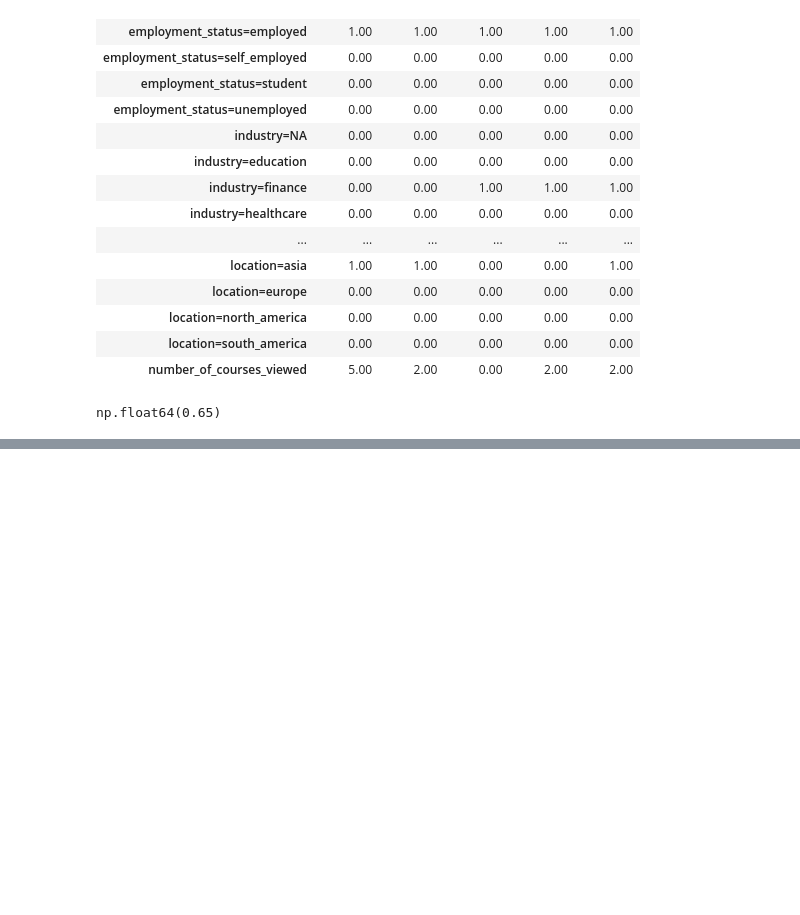
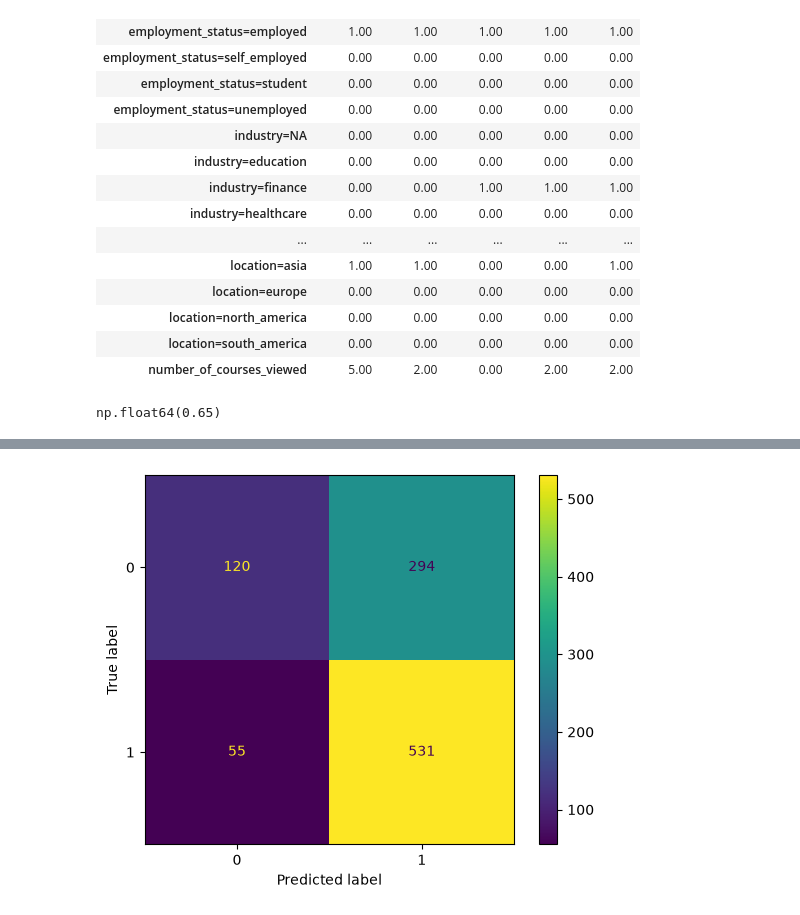
Before and after one commit to BenMarantz/machineLearningZoomcamp26-27, a Jupyter notebook: 04-evaluation/HW4.ipynb, the cells around one changed output, grey strips where cells are left out. Cells and saved outputs as stored; diff of their text form; code cells hidden in the pictures; blank space fills up the shorter version.

```diff
--- a/04-evaluation/HW4.ipynb
+++ b/04-evaluation/HW4.ipynb
@@ -156,3 +184,19 @@ np.float64(0.65)
 # %%
 # Question 2
 # Calculate the AUC of this model on the validation data. Round to 3 decimal places
+# %%
+# Question 3
+# Now let's compute precision and recall for our model.
+# Evaluate the model on all thresholds from 0.0 to 1.0 with step 0.01
+# For each threshold, compute precision and recall. Plot them.
+# At which threshold precision and recall curves intersect?
+# Ignore thresholds at which both metrics are zero, and choose the threshold with the smallest absolute difference between precision and recall.
+
+# First, let's examine the confusion matrix.
+from sklearn.metrics import confusion_matrix, ConfusionMatrixDisplay
+mat = confusion_matrix(y_val, y_pred)
+mat_disp = ConfusionMatrixDisplay(mat)
+mat_disp.plot()
+plt.show()
+# %% [output]
+[figure, added]
```
Also changed, not shown: parts of 4 cells of this notebook.
